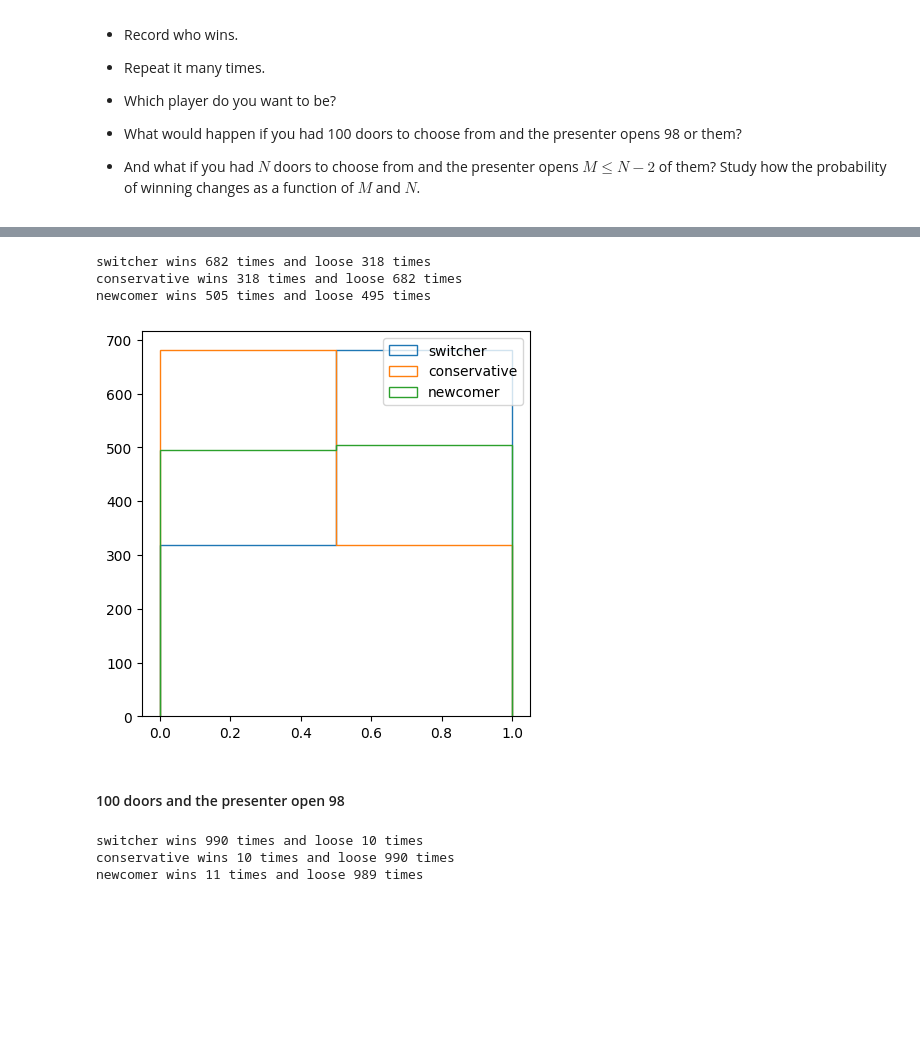
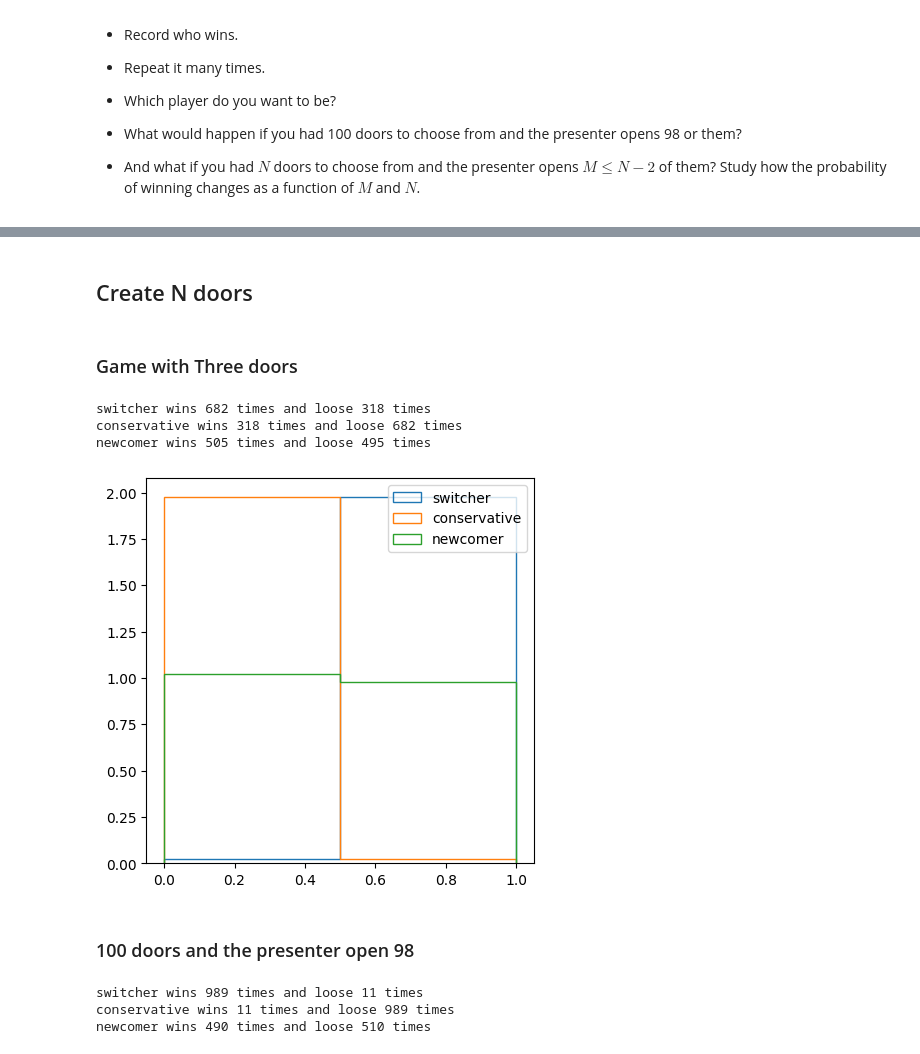
Before and after one commit to ludovicarbone/astrostatistics_bicocca_2024, a Jupyter notebook: working/L02_es1_rivedi.ipynb, the cells around one changed output, grey strips where cells are left out. Saved outputs shown, nothing was run; the diff lists cells and outputs as text; code cells hidden in the pictures; blank space fills up the shorter version.

```diff
--- a/working/L02_es1_rivedi.ipynb
+++ b/working/L02_es1_rivedi.ipynb
@@ -24,3 +22,5 @@ from sklearn.mixture import GaussianMixture
+# %% [markdown]
+## Create N doors
 # %%
 #goats = 0
 #car = 1
@@ -30,6 +30,8 @@ def create_doors(N):
     d[np.random.randint(0, N)] = 1
 
     return d
+# %% [markdown]
+### Game with Three doors
 # %%
 def switch_game(doors, choice):
 
@@ -85,11 +87,11 @@ conservative wins 318 times and loose 682 times
 newcomer wins 505 times and loose 495 times
 # %%
 fig,ax = plt.subplots(figsize=(5, 5))
-plt.hist(game_s, 2, histtype='step', label='switcher')
-plt.hist(game_c, 2, histtype='step', label='conservative')
-plt.hist(game_n, 2, histtype='step', label='newcomer')
+plt.hist(game_s, 2, histtype='step', label='switcher',  density=True)
+plt.hist(game_c, 2, histtype='step', label='conservative',  density=True)
+plt.hist(game_n, 2, histtype='step', label='newcomer',  density=True)
 
 ax.legend(loc='upper right')
 fig.show()
 # %% [output]
-[figure, old version]
+[figure, new version]
@@ -98,2 +98,2 @@ fig.show()
 # %% [markdown]
-#### 100 doors and the presenter open 98
+### 100 doors and the presenter open 98
@@ -109,7 +120,7 @@ for i in range(games):
     choice = np.random.randint(0, N)
     game_s[i] = switch_game(doors, choice)
     game_c[i] = cons_game(doors, choice)
-    game_n[i] = new_game(doors, N)
+    game_n[i] = new_game_98(doors, choice)
 
 s_loose=len(np.where(game_s==0)[0])
 s_win=games-s_loose
@@ -123,6 +134,6 @@ n_loose=len(np.where(game_n==0)[0])
 n_win=games-n_loose
 print('newcomer wins', n_win, 'times and loose', n_loose, 'times')
 # %% [output]
-switcher wins 990 times and loose 10 times
-conservative wins 10 times and loose 990 times
-newcomer wins 11 times and loose 989 times
+switcher wins 989 times and loose 11 times
+conservative wins 11 times and loose 989 times
+newcomer wins 490 times and loose 510 times
```
Also changed, not shown: parts of 16 cells of this notebook, 1 other file.
